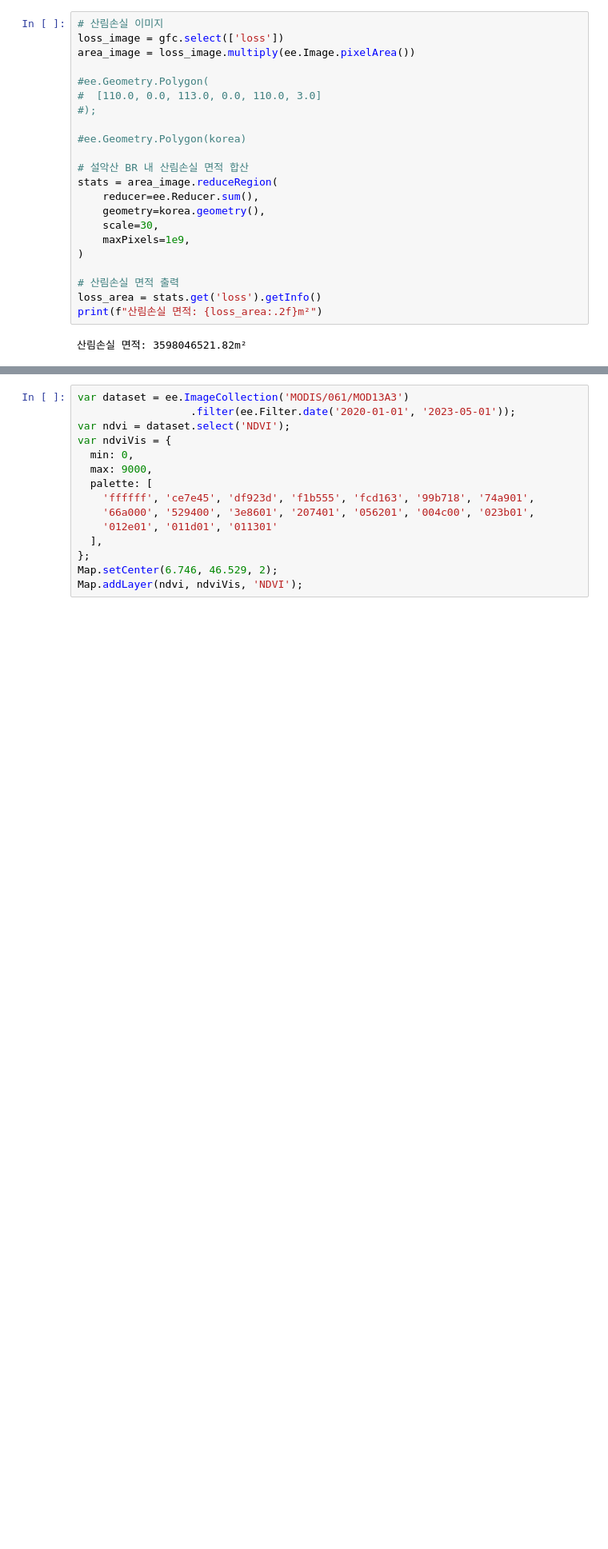
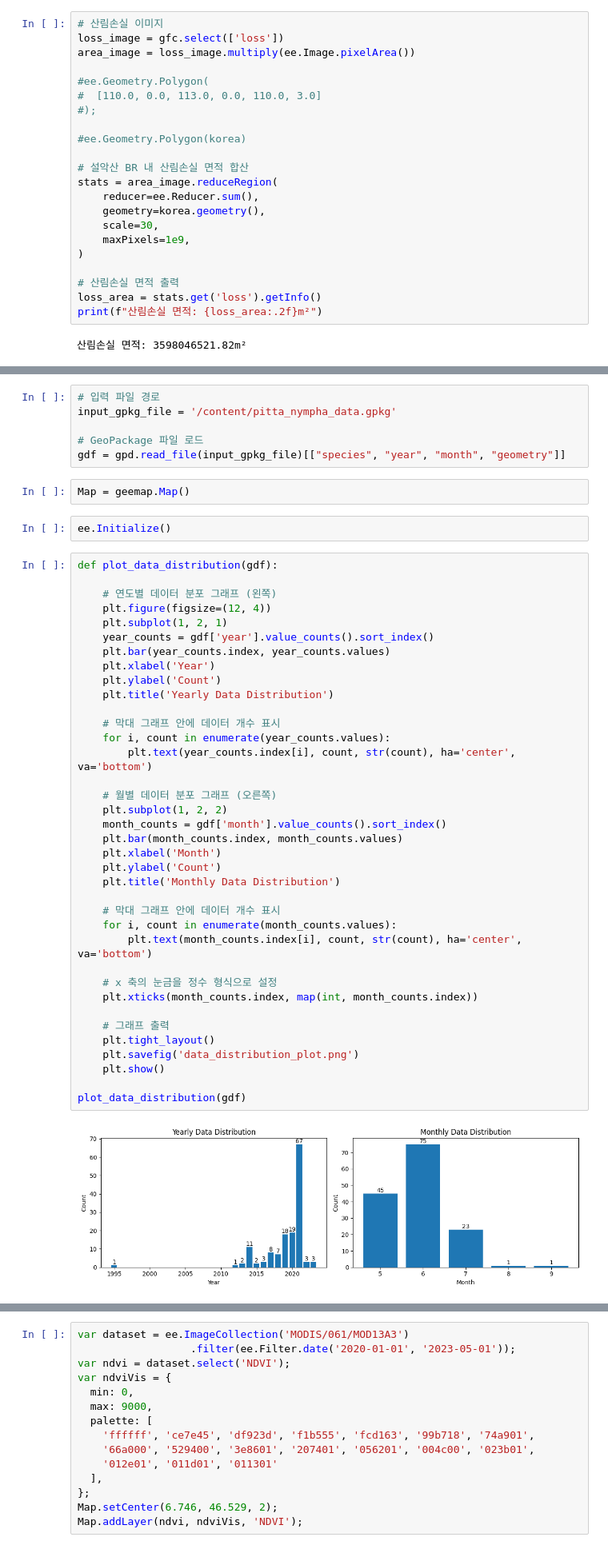
Before and after one commit to jaslee22/aaa, a Jupyter notebook: Google_Earth_Engine을_활용한_산림_변화_데이터_분석.ipynb, the cells around one changed output, grey strips where cells are left out. Shown at 80% size. Cells and saved outputs as stored; diff of their text form; blank space fills up the shorter version.

```diff
--- a/Google_Earth_Engine을_활용한_산림_변화_데이터_분석.ipynb
+++ b/Google_Earth_Engine을_활용한_산림_변화_데이터_분석.ipynb
@@ -222,0 +230,49 @@ geemap.ee_export_image_to_drive(
+# %%
+# 입력 파일 경로
+input_gpkg_file = '/content/pitta_nympha_data.gpkg'
+
+# GeoPackage 파일 로드
+gdf = gpd.read_file(input_gpkg_file)[["species", "year", "month", "geometry"]]
+# %%
+Map = geemap.Map()
+# %%
+ee.Initialize()
+# %%
+def plot_data_distribution(gdf):
+
+    # 연도별 데이터 분포 그래프 (왼쪽)
+    plt.figure(figsize=(12, 4))
+    plt.subplot(1, 2, 1)
+    year_counts = gdf['year'].value_counts().sort_index()
+    plt.bar(year_counts.index, year_counts.values)
+    plt.xlabel('Year')
+    plt.ylabel('Count')
+    plt.title('Yearly Data Distribution')
+
+    # 막대 그래프 안에 데이터 개수 표시
+    for i, count in enumerate(year_counts.values):
+        plt.text(year_counts.index[i], count, str(count), ha='center', va='bottom')
+
+    # 월별 데이터 분포 그래프 (오른쪽)
+    plt.subplot(1, 2, 2)
+    month_counts = gdf['month'].value_counts().sort_index()
+    plt.bar(month_counts.index, month_counts.values)
+    plt.xlabel('Month')
+    plt.ylabel('Count')
+    plt.title('Monthly Data Distribution')
+
+    # 막대 그래프 안에 데이터 개수 표시
+    for i, count in enumerate(month_counts.values):
+        plt.text(month_counts.index[i], count, str(count), ha='center', va='bottom')
+
+    # x 축의 눈금을 정수 형식으로 설정
+    plt.xticks(month_counts.index, map(int, month_counts.index))
+
+    # 그래프 출력
+    plt.tight_layout()
+    plt.savefig('data_distribution_plot.png')
+    plt.show()
+
+plot_data_distribution(gdf)
+# %% [output]
+[figure, added]
```
Also changed, not shown: parts of 20 cells of this notebook.
